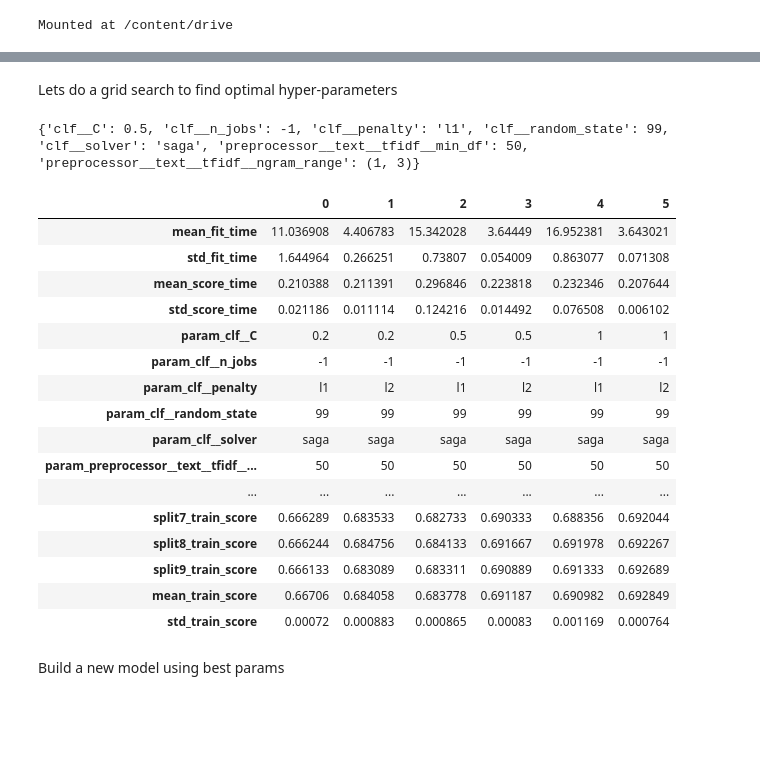
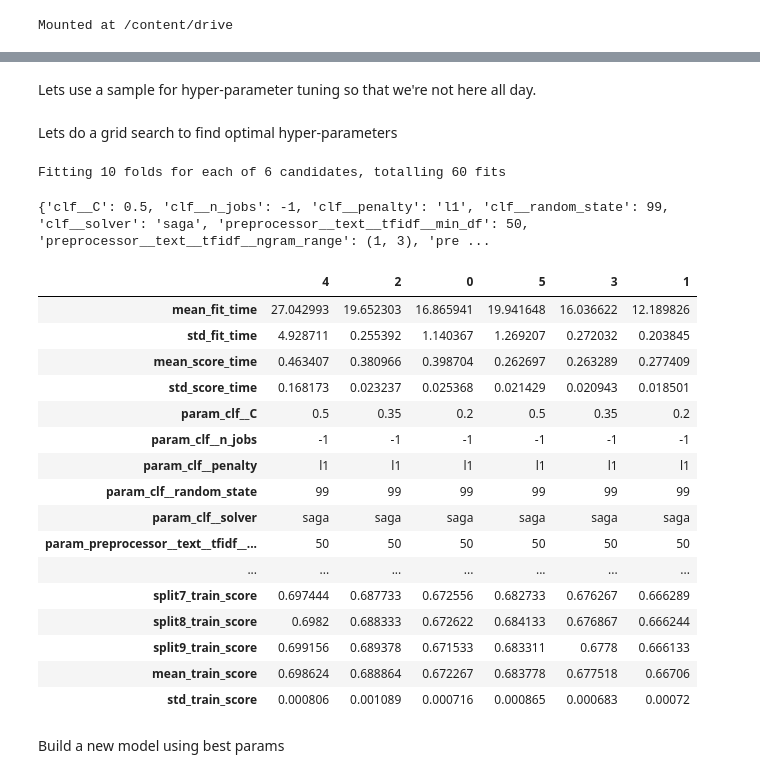
Before and after one commit to Tstrebe2/predicting-text-difficulty, a Jupyter notebook: tim-lr-pipeline.ipynb, the cells around one changed output, grey strips where cells are left out. Cells and saved outputs as stored; diff of their text form; code cells hidden in the pictures; blank space fills up the shorter version.

```diff
--- a/tim-lr-pipeline.ipynb
+++ b/tim-lr-pipeline.ipynb
@@ -56,6 +56,8 @@ clf = Pipeline([
     ('preprocessor', preprocessor),
     ('clf', LogisticRegression())
 ])
+# %% [markdown]
+Lets use a sample for hyper-parameter tuning so that we're not here all day.
 # %%
 sample_df = df_train.groupby('label').apply(lambda grp: grp.sample(25000, random_state=99))
 # %% [markdown]
@@ -68,9 +70,9 @@ clf_prefix = 'clf__'
 
 param_grid = {tfidf_prefix + 'min_df':[50],
               tfidf_prefix + 'ngram_range':[(1, 3)],
-              tfidf_prefix + 'min_df':[50],
-              clf_prefix + 'C':[.2, .5, 1],
-              clf_prefix + 'penalty':['l1', 'l2'],
+              tfidf_prefix + 'stop_words':[None, 'english'],
+              clf_prefix + 'C':[.2, .35, .5],
+              clf_prefix + 'penalty':['l1'],
               clf_prefix + 'solver':['saga'],
               clf_prefix + 'random_state':[99],
               clf_prefix + 'n_jobs':[-1],}
@@ -82,30 +84,36 @@ grid = (GridSearchCV(clf,
                     refit=False,
                     verbose=1,
                     return_train_score=True,
+                    # n_jobs=-1 interfers with the verbosity (output) of the
+                    # grid search. We'll have to look at the results after the
+                    # fact.
                     n_jobs=-1)
         .fit(sample_df, sample_df['label']))
+# %% [output]
+Fitting 10 folds for each of 6 candidates, totalling 60 fits
 # %%
 print(grid.best_params_)
-pd.DataFrame(grid.cv_results_).T
+
+pd.DataFrame(grid.cv_results_).sort_values('rank_test_score').T
 # %% [output]
-{'clf__C': 0.5, 'clf__n_jobs': -1, 'clf__penalty': 'l1', 'clf__random_state': 99, 'clf__solver': 'saga', 'preprocessor__text__tfidf__min_df': 50, 'preprocessor__text__tfidf__ngram_range': (1, 3)}
+{'clf__C': 0.5, 'clf__n_jobs': -1, 'clf__penalty': 'l1', 'clf__random_state': 99, 'clf__solver': 'saga', 'preprocessor__text__tfidf__min_df': 50, 'preprocessor__text__tfidf__ngram_range': (1, 3), 'pre ...
-|  | 0 | 1 | 2 | 3 | 4 | 5 |
-| mean_fit_time | 11.036908 | 4.406783 | 15.342028 | 3.64449 | 16.952381 | 3.643021 |
-| std_fit_time | 1.644964 | 0.266251 | 0.73807 | 0.054009 | 0.863077 | 0.071308 |
-| mean_score_time | 0.210388 | 0.211391 | 0.296846 | 0.223818 | 0.232346 | 0.207644 |
-| std_score_time | 0.021186 | 0.011114 | 0.124216 | 0.014492 | 0.076508 | 0.006102 |
-| param_clf__C | 0.2 | 0.2 | 0.5 | 0.5 | 1 | 1 |
+|  | 4 | 2 | 0 | 5 | 3 | 1 |
+| mean_fit_time | 27.042993 | 19.652303 | 16.865941 | 19.941648 | 16.036622 | 12.189826 |
+| std_fit_time | 4.928711 | 0.255392 | 1.140367 | 1.269207 | 0.272032 | 0.203845 |
+| mean_score_time | 0.463407 | 0.380966 | 0.398704 | 0.262697 | 0.263289 | 0.277409 |
+| std_score_time | 0.168173 | 0.023237 | 0.025368 | 0.021429 | 0.020943 | 0.018501 |
+| param_clf__C | 0.5 | 0.35 | 0.2 | 0.5 | 0.35 | 0.2 |
 | param_clf__n_jobs | -1 | -1 | -1 | -1 | -1 | -1 |
-| param_clf__penalty | l1 | l2 | l1 | l2 | l1 | l2 |
+| param_clf__penalty | l1 | l1 | l1 | l1 | l1 | l1 |
 | param_clf__random_state | 99 | 99 | 99 | 99 | 99 | 99 |
 | param_clf__solver | saga | saga | saga | saga | saga | saga |
 | param_preprocessor__text__tfidf__... | 50 | 50 | 50 | 50 | 50 | 50 |
 | ... | ... | ... | ... | ... | ... | ... |
-| split7_train_score | 0.666289 | 0.683533 | 0.682733 | 0.690333 | 0.688356 | 0.692044 |
-| split8_train_score | 0.666244 | 0.684756 | 0.684133 | 0.691667 | 0.691978 | 0.692267 |
-| split9_train_score | 0.666133 | 0.683089 | 0.683311 | 0.690889 | 0.691333 | 0.692689 |
-| mean_train_score | 0.66706 | 0.684058 | 0.683778 | 0.691187 | 0.690982 | 0.692849 |
-| std_train_score | 0.00072 | 0.000883 | 0.000865 | 0.00083 | 0.001169 | 0.000764 |
+| split7_train_score | 0.697444 | 0.687733 | 0.672556 | 0.682733 | 0.676267 | 0.666289 |
+| split8_train_score | 0.6982 | 0.688333 | 0.672622 | 0.684133 | 0.676867 | 0.666244 |
+| split9_train_score | 0.699156 | 0.689378 | 0.671533 | 0.683311 | 0.6778 | 0.666133 |
+| mean_train_score | 0.698624 | 0.688864 | 0.672267 | 0.683778 | 0.677518 | 0.66706 |
+| std_train_score | 0.000806 | 0.001089 | 0.000716 | 0.000865 | 0.000683 | 0.00072 |
 # %% [markdown]
 Build a new model using best params
 # %%
```
Also changed, not shown: parts of 7 cells of this notebook.
